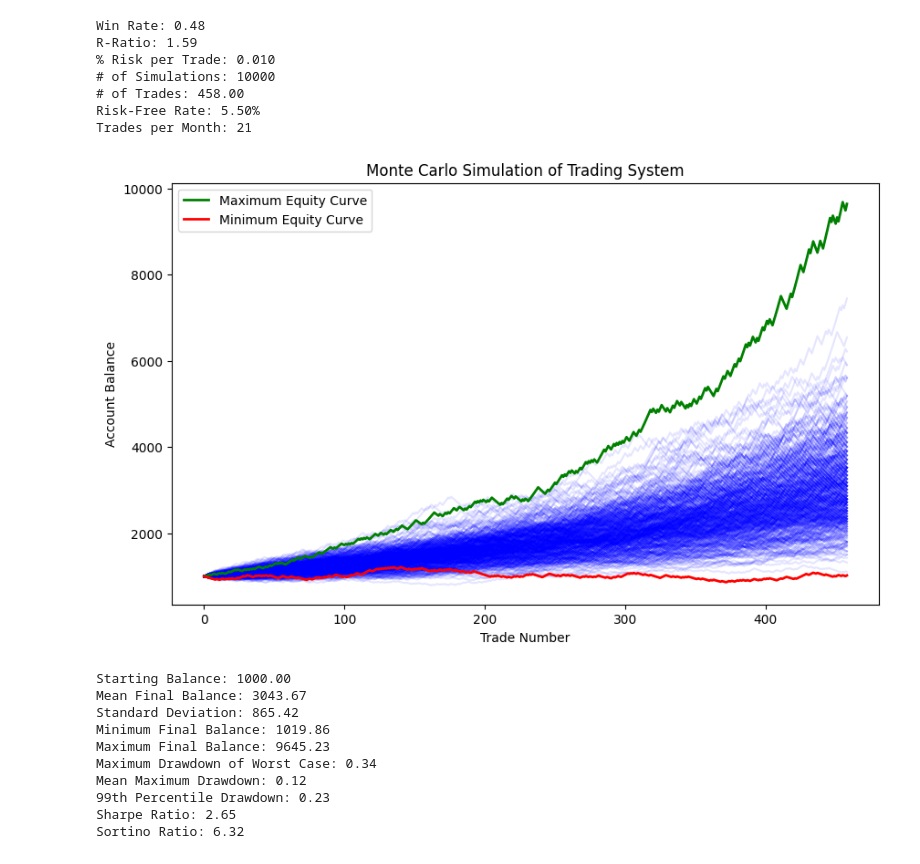
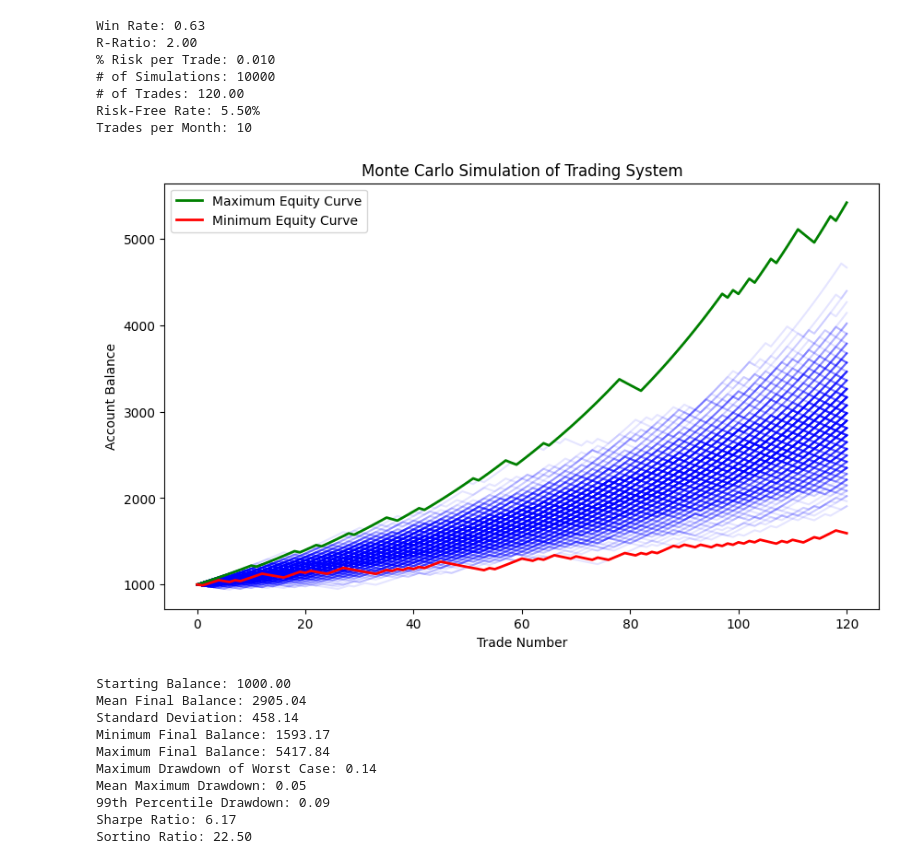
Before and after one commit to ergodique/Portfolio, a Jupyter notebook: Monte Carlo Simulation Equity Curve/monte_carlo_jupyter_version.ipynb, the cells around one changed output. Cells and saved outputs as stored; diff of their text form; code cells hidden in the pictures.

```diff
--- a/Monte Carlo Simulation Equity Curve/monte_carlo_jupyter_version.ipynb
+++ b/Monte Carlo Simulation Equity Curve/monte_carlo_jupyter_version.ipynb
@@ -89,49 +89,49 @@ def monte_carlo_simulation(win_rate, reward_to_risk, risk_per_trade, num_simulat
     print(f'Mean Maximum Drawdown: {mean_drawdown:.2f}')
     print(f'99th Percentile Drawdown: {drawdown_99_percentile:.2f}')
 
     # Flatten all monthly returns to calculate Sharpe and Sortino ratios
     all_monthly_returns_flat = np.concatenate(all_monthly_returns)
 
     sharpe_ratio = calculate_sharpe_ratio(all_monthly_returns_flat, risk_free_rate)
     sortino_ratio = calculate_sortino_ratio(all_monthly_returns_flat, risk_free_rate)
 
     print(f'Sharpe Ratio: {sharpe_ratio:.2f}')
     print(f'Sortino Ratio: {sortino_ratio:.2f}')
 
 # Example usage
-win_rate = 0.48  # put win rate here
-reward_to_risk = 1.59  # Reward to risk ratio
+win_rate = 0.63  # put win rate here
+reward_to_risk = 2  # Reward to risk ratio
 risk_per_trade = 0.01  # Risking % of the trade
 num_simulations = 10000  # Run X number of simulations
-num_trades = 458  # Each simulation runs for X trades
-trades_per_month = 21  # Number of trades per month
+num_trades = 120  # Each simulation runs for X trades
+trades_per_month = 10  # Number of trades per month
 risk_free_rate = 0.055  # Annual risk-free rate
 
 print(f'Win Rate: {win_rate:.2f}')
 print(f'R-Ratio: {reward_to_risk:.2f}')
 print(f'% Risk per Trade: {risk_per_trade:.3f}')
 print(f'# of Simulations: {num_simulations:.0f}')
 print(f'# of Trades: {num_trades:.2f}')
 print(f'Risk-Free Rate: {risk_free_rate:.2%}')
 print(f'Trades per Month: {trades_per_month}')
 
 monte_carlo_simulation(win_rate, reward_to_risk, risk_per_trade, num_simulations, num_trades, trades_per_month, risk_free_rate)
 # %% [output]
-Win Rate: 0.48
-R-Ratio: 1.59
+Win Rate: 0.63
+R-Ratio: 2.00
 % Risk per Trade: 0.010
 # of Simulations: 10000
-# of Trades: 458.00
+# of Trades: 120.00
 Risk-Free Rate: 5.50%
-Trades per Month: 21
+Trades per Month: 10
-[figure, old version]
+[figure, new version]
 Starting Balance: 1000.00
-Mean Final Balance: 3043.67
-Standard Deviation: 865.42
-Minimum Final Balance: 1019.86
-Maximum Final Balance: 9645.23
-Maximum Drawdown of Worst Case: 0.34
-Mean Maximum Drawdown: 0.12
-99th Percentile Drawdown: 0.23
-Sharpe Ratio: 2.65
-Sortino Ratio: 6.32
+Mean Final Balance: 2905.04
+Standard Deviation: 458.14
+Minimum Final Balance: 1593.17
+Maximum Final Balance: 5417.84
+Maximum Drawdown of Worst Case: 0.14
+Mean Maximum Drawdown: 0.05
+99th Percentile Drawdown: 0.09
+Sharpe Ratio: 6.17
+Sortino Ratio: 22.50
```
Also changed, not shown: 2 other files.
